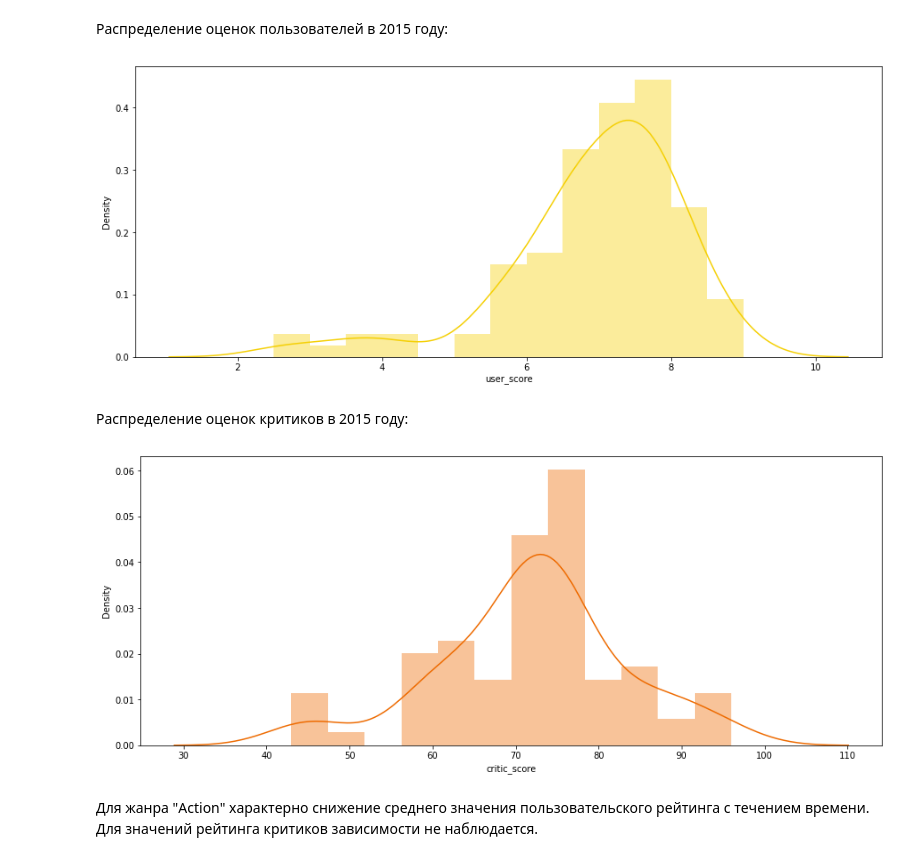
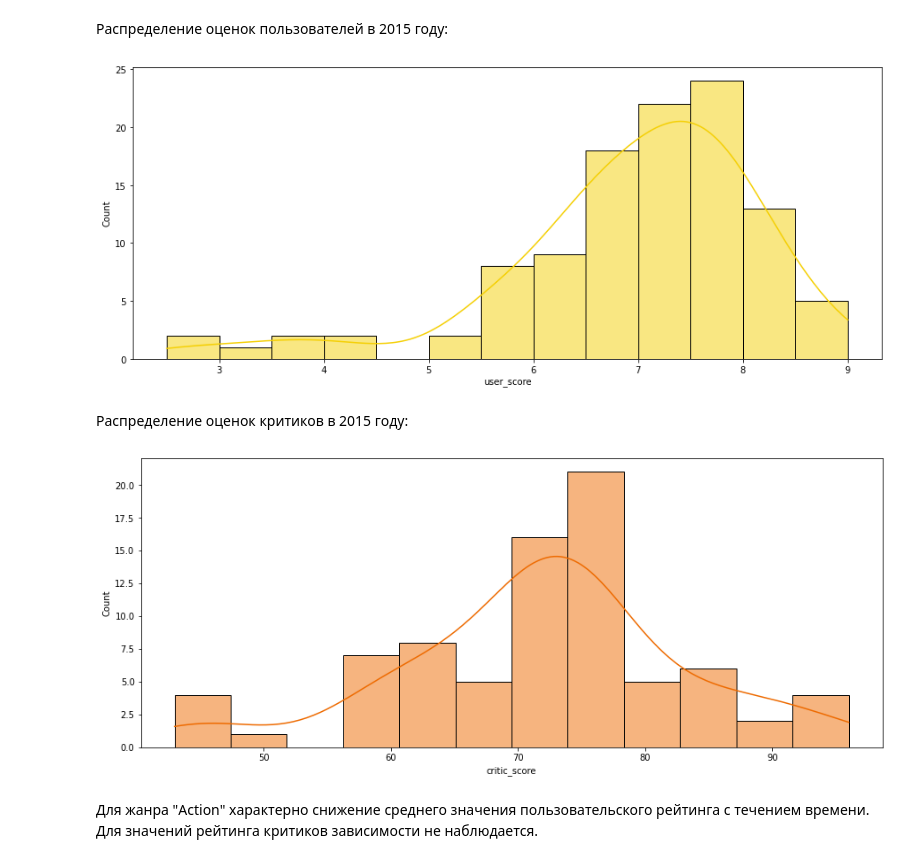
Before and after one commit to PronichevAV/game_industry_analysis, a Jupyter notebook: game_industry_analytics.ipynb, the cells around one changed output. Drawn from its saved outputs; the diff is of its cells as text; code cells hidden in the pictures.

```diff
--- a/game_industry_analytics.ipynb
+++ b/game_industry_analytics.ipynb
@@ -1097,21 +1097,21 @@ Text(0, 0.5, 'Рейтинг пользователей')
 # %%
 data_action_2 = data_action.copy()
 data_action_2 = data_action_2[data_action_2['year_of_release'] == 2015]
 data_action_2['user_score'] = data_action_2['user_score'].fillna(0)
-sns.distplot(data_action_2[data_action_2['user_score']>0]['user_score'], color = [246 / 256, 209 / 256, 6 / 256])
+sns.histplot(data_action_2[data_action_2['user_score']>0]['user_score'], color = [246 / 256, 209 / 256, 6 / 256], kde = True)
 plt.show()
 # %% [output]
-[figure, old version]
+[figure, new version]
 # %% [markdown]
 Распределение оценок критиков в 2015 году:
 # %%
 data_action_3 = data_action.copy()
 data_action_3 = data_action_3[data_action_3['year_of_release'] == 2015]
 data_action_3['critic_score'] = data_action_3['critic_score'].fillna(0)
-sns.distplot(data_action_3[data_action_3['critic_score']>0]['critic_score'], color = [239 / 256, 107 / 256, 1 / 256])
+sns.histplot(data_action_3[data_action_3['critic_score']>0]['critic_score'], color = [239 / 256, 107 / 256, 1 / 256], kde = True)
 plt.show()
 # %% [output]
-[figure, old version]
+[figure, new version]
 # %% [markdown]
 Для жанра "Action" характерно снижение среднего значения пользовательского рейтинга с течением времени. Для значений рейтинга критиков зависимости не наблюдается.
 # %% [markdown]
```
Also changed, not shown: parts of 8 cells of this notebook.
